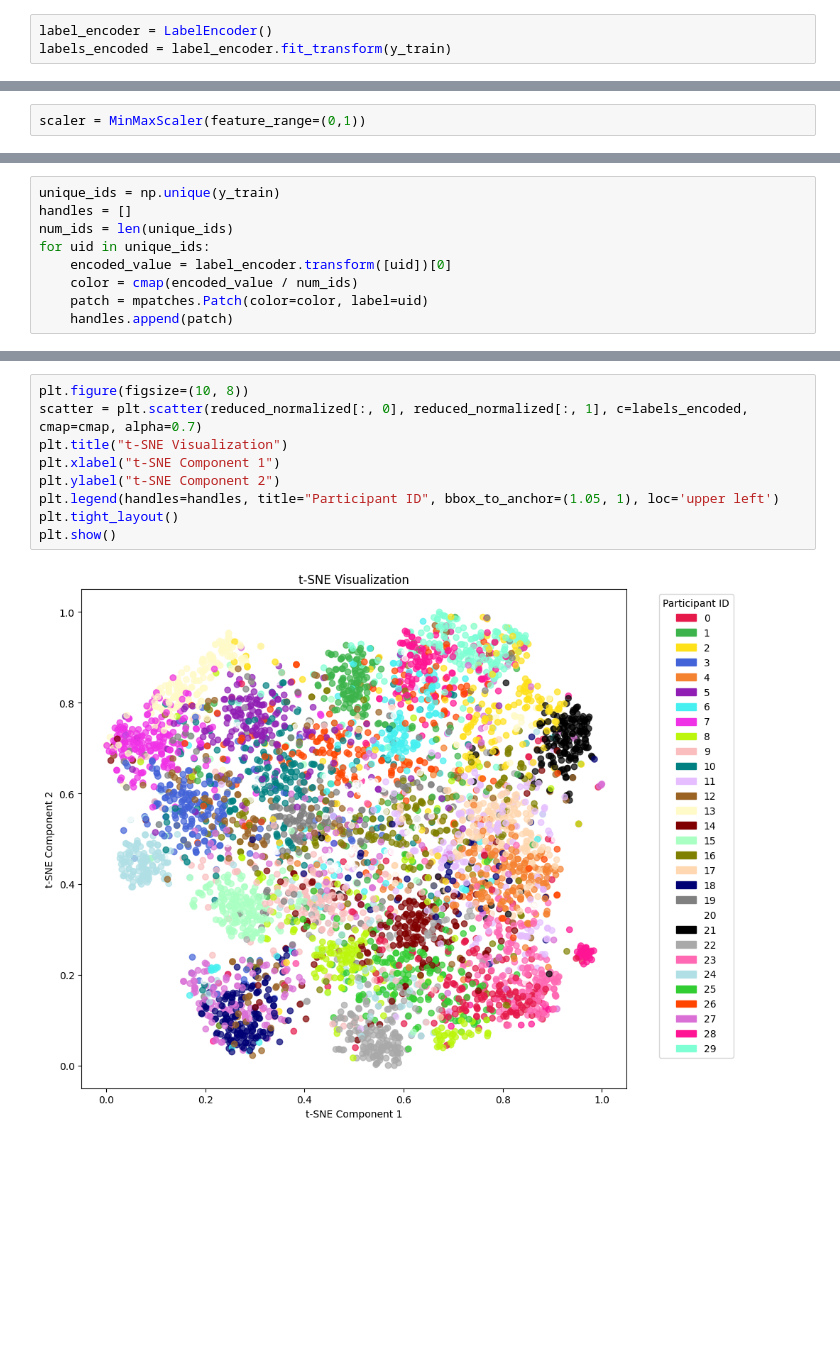
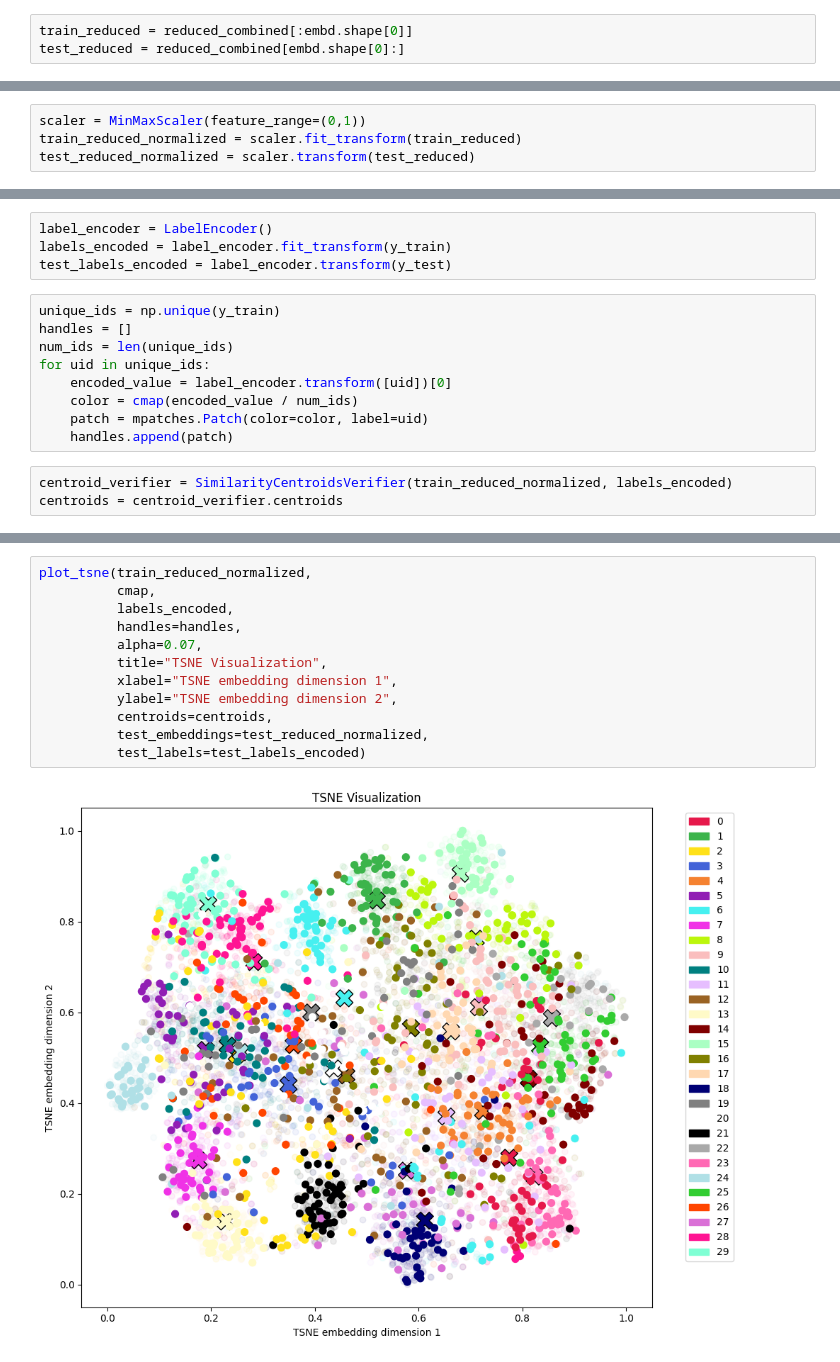
Before and after one commit to KN-Neuron/NeuroGuard-AI, a Jupyter notebook: notebooks/JS_EDA_Proxy.ipynb, the cells around one changed output, grey strips where cells are left out. Saved outputs shown, nothing was run; the diff lists cells and outputs as text; blank space fills up the shorter version.

```diff
--- a/notebooks/JS_EDA_Proxy.ipynb
+++ b/notebooks/JS_EDA_Proxy.ipynb
@@ -364,3 +365,3 @@ reduced = tsne.fit_transform(embd)
 # %%
-label_encoder = LabelEncoder()
-labels_encoded = label_encoder.fit_transform(y_train)
+train_reduced = reduced_combined[:embd.shape[0]]
+test_reduced = reduced_combined[embd.shape[0]:]
@@ -372,2 +368,4 @@ from sklearn.preprocessing import MinMaxScaler
 # %%
 scaler = MinMaxScaler(feature_range=(0,1))
+train_reduced_normalized = scaler.fit_transform(train_reduced)
+test_reduced_normalized = scaler.transform(test_reduced)
@@ -380,6 +376,10 @@ custom_colors = ['#e6194b', '#3cb44b', '#ffe119', '#4363d8', '#f58231', '#911eb4
                  '#000075', '#808080', '#ffffff', '#000000', '#a9a9a9', '#ff69b4',
                  '#b0e0e6', '#32cd32', '#ff4500', '#da70d6', '#ff1493', '#7fffd4']
 cmap = ListedColormap(custom_colors[:30])
+# %%
+label_encoder = LabelEncoder()
+labels_encoded = label_encoder.fit_transform(y_train)
+test_labels_encoded = label_encoder.transform(y_test)
 # %%
 unique_ids = np.unique(y_train)
 handles = []
@@ -389,3 +389,6 @@ for uid in unique_ids:
     color = cmap(encoded_value / num_ids)
     patch = mpatches.Patch(color=color, label=uid)
     handles.append(patch)
+# %%
+centroid_verifier = SimilarityCentroidsVerifier(train_reduced_normalized, labels_encoded)
+centroids = centroid_verifier.centroids
@@ -392,11 +407,14 @@ for uid in unique_ids:
 # %%
-plt.figure(figsize=(10, 8))
-scatter = plt.scatter(reduced_normalized[:, 0], reduced_normalized[:, 1], c=labels_encoded, cmap=cmap, alpha=0.7)
-plt.title("t-SNE Visualization")
-plt.xlabel("t-SNE Component 1")
-plt.ylabel("t-SNE Component 2")
-plt.legend(handles=handles, title="Participant ID", bbox_to_anchor=(1.05, 1), loc='upper left')
-plt.tight_layout()
-plt.show()
+plot_tsne(train_reduced_normalized,
+          cmap,
+          labels_encoded,
+          handles=handles,
+          alpha=0.07,
+          title="TSNE Visualization",
+          xlabel="TSNE embedding dimension 1",
+          ylabel="TSNE embedding dimension 2",
+          centroids=centroids,
+          test_embeddings=test_reduced_normalized,
+          test_labels=test_labels_encoded)
 # %% [output]
-[figure, old version]
+[figure, new version]
```
Also changed, not shown: parts of 23 cells of this notebook, 7 other files.
